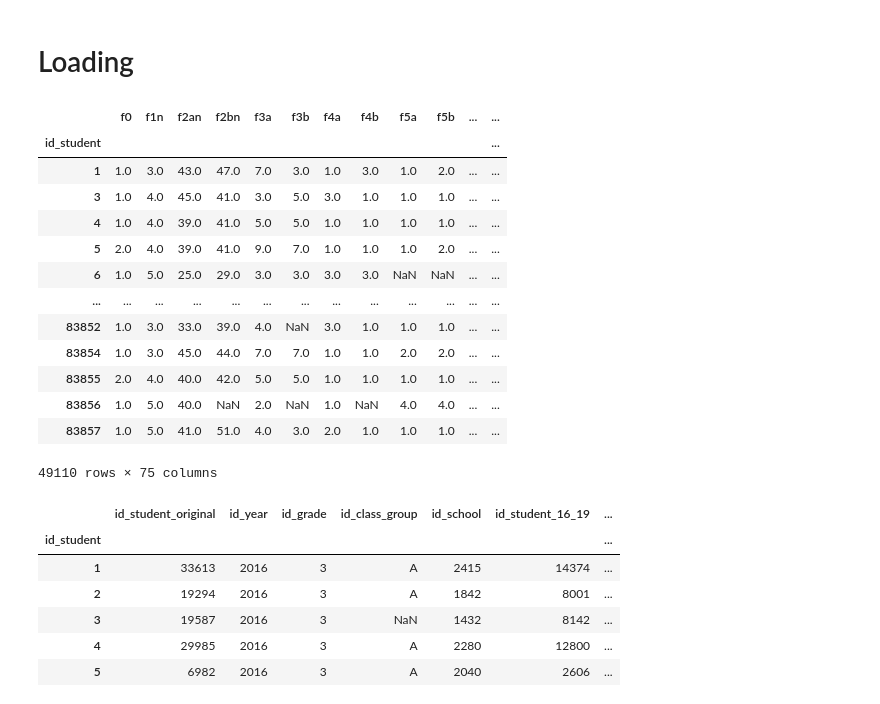
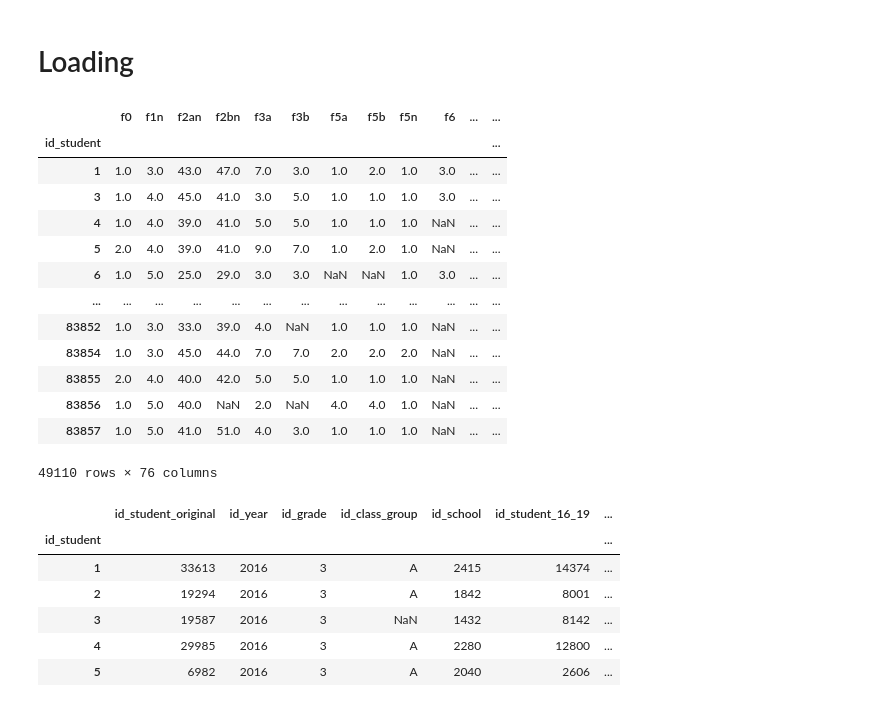
Before and after one commit to aequitas-aod/experiment-ull-dataset-preprocessing, a Jupyter notebook: src/pre_processing/family_questionnaire.ipynb, the cells around one changed output. Cells and saved outputs as stored; diff of their text form; code cells hidden in the pictures.

```diff
--- a/src/pre_processing/family_questionnaire.ipynb
+++ b/src/pre_processing/family_questionnaire.ipynb
@@ -11,39 +11,38 @@ from macros import column_groups, DATA_PATH, DATA_SPLIT_PATH, ORIGINAL_DATASET_N
 # %%
 family_df = pd.read_csv(os.path.join(DATA_SPLIT_PATH, "family_questionnaire.csv"), low_memory=False)
 family_df = family_df.set_index("id_student")
 family_df = family_df.dropna(subset=['f0'], how='all')
 family_df = family_df.drop('mother_education', axis=1)
 family_df = family_df.drop('father_education', axis=1)
+family_df = family_df.drop('f4a', axis=1)
+family_df = family_df.drop('f4b', axis=1)
 family_df = family_df.drop('inmigrant', axis=1)
 family_df = family_df.drop('inmigrant2', axis=1)
 family_df = family_df.drop('inmigrant_second_gen', axis=1)
 family_df = family_df.drop('f8ta', axis=1)
 family_df = family_df.drop('f8tm', axis=1)
 family_df = family_df.drop('f11', axis=1)
-family_df = family_df.drop('f13n', axis=1)
 family_df = family_df.drop('f22', axis=1)
 family_df = family_df.drop('f24a', axis=1)
 family_df = family_df.drop('f24b', axis=1)
-family_df = family_df.drop('mother_occupation', axis=1)
-family_df = family_df.drop('father_occupation', axis=1)
 family_df = family_df.drop('single_parent_household', axis=1)
 family_df = family_df.drop('household_income_q', axis=1)
 family_df
 # %% [output]
-|  | f0 | f1n | f2an | f2bn | f3a | f3b | f4a | f4b | f5a | f5b | ... | ... |
+|  | f0 | f1n | f2an | f2bn | f3a | f3b | f5a | f5b | f5n | f6 | ... | ... |
 | id_student |  |  |  |  |  |  |  |  |  |  |  | ... |
-| 1 | 1.0 | 3.0 | 43.0 | 47.0 | 7.0 | 3.0 | 1.0 | 3.0 | 1.0 | 2.0 | ... | ... |
-| 3 | 1.0 | 4.0 | 45.0 | 41.0 | 3.0 | 5.0 | 3.0 | 1.0 | 1.0 | 1.0 | ... | ... |
-| 4 | 1.0 | 4.0 | 39.0 | 41.0 | 5.0 | 5.0 | 1.0 | 1.0 | 1.0 | 1.0 | ... | ... |
-| 5 | 2.0 | 4.0 | 39.0 | 41.0 | 9.0 | 7.0 | 1.0 | 1.0 | 1.0 | 2.0 | ... | ... |
-| 6 | 1.0 | 5.0 | 25.0 | 29.0 | 3.0 | 3.0 | 3.0 | 3.0 | NaN | NaN | ... | ... |
+| 1 | 1.0 | 3.0 | 43.0 | 47.0 | 7.0 | 3.0 | 1.0 | 2.0 | 1.0 | 3.0 | ... | ... |
+| 3 | 1.0 | 4.0 | 45.0 | 41.0 | 3.0 | 5.0 | 1.0 | 1.0 | 1.0 | 3.0 | ... | ... |
+| 4 | 1.0 | 4.0 | 39.0 | 41.0 | 5.0 | 5.0 | 1.0 | 1.0 | 1.0 | NaN | ... | ... |
+| 5 | 2.0 | 4.0 | 39.0 | 41.0 | 9.0 | 7.0 | 1.0 | 2.0 | 1.0 | NaN | ... | ... |
+| 6 | 1.0 | 5.0 | 25.0 | 29.0 | 3.0 | 3.0 | NaN | NaN | 1.0 | 3.0 | ... | ... |
 | ... | ... | ... | ... | ... | ... | ... | ... | ... | ... | ... | ... | ... |
-| 83852 | 1.0 | 3.0 | 33.0 | 39.0 | 4.0 | NaN | 3.0 | 1.0 | 1.0 | 1.0 | ... | ... |
-| 83854 | 1.0 | 3.0 | 45.0 | 44.0 | 7.0 | 7.0 | 1.0 | 1.0 | 2.0 | 2.0 | ... | ... |
-| 83855 | 2.0 | 4.0 | 40.0 | 42.0 | 5.0 | 5.0 | 1.0 | 1.0 | 1.0 | 1.0 | ... | ... |
-| 83856 | 1.0 | 5.0 | 40.0 | NaN | 2.0 | NaN | 1.0 | NaN | 4.0 | 4.0 | ... | ... |
-| 83857 | 1.0 | 5.0 | 41.0 | 51.0 | 4.0 | 3.0 | 2.0 | 1.0 | 1.0 | 1.0 | ... | ... |
+| 83852 | 1.0 | 3.0 | 33.0 | 39.0 | 4.0 | NaN | 1.0 | 1.0 | 1.0 | NaN | ... | ... |
+| 83854 | 1.0 | 3.0 | 45.0 | 44.0 | 7.0 | 7.0 | 2.0 | 2.0 | 2.0 | NaN | ... | ... |
+| 83855 | 2.0 | 4.0 | 40.0 | 42.0 | 5.0 | 5.0 | 1.0 | 1.0 | 1.0 | NaN | ... | ... |
+| 83856 | 1.0 | 5.0 | 40.0 | NaN | 2.0 | NaN | 4.0 | 4.0 | 1.0 | NaN | ... | ... |
+| 83857 | 1.0 | 5.0 | 41.0 | 51.0 | 4.0 | 3.0 | 1.0 | 1.0 | 1.0 | NaN | ... | ... |
-49110 rows × 75 columns
+49110 rows × 76 columns
 # %%
 # Load identifiers and change float columns to int
 ids = pd.read_csv(os.path.join(DATA_SPLIT_PATH, "identifiers.csv"), low_memory=False)
```
Also changed, not shown: parts of 6 cells of this notebook, 1 other file.
